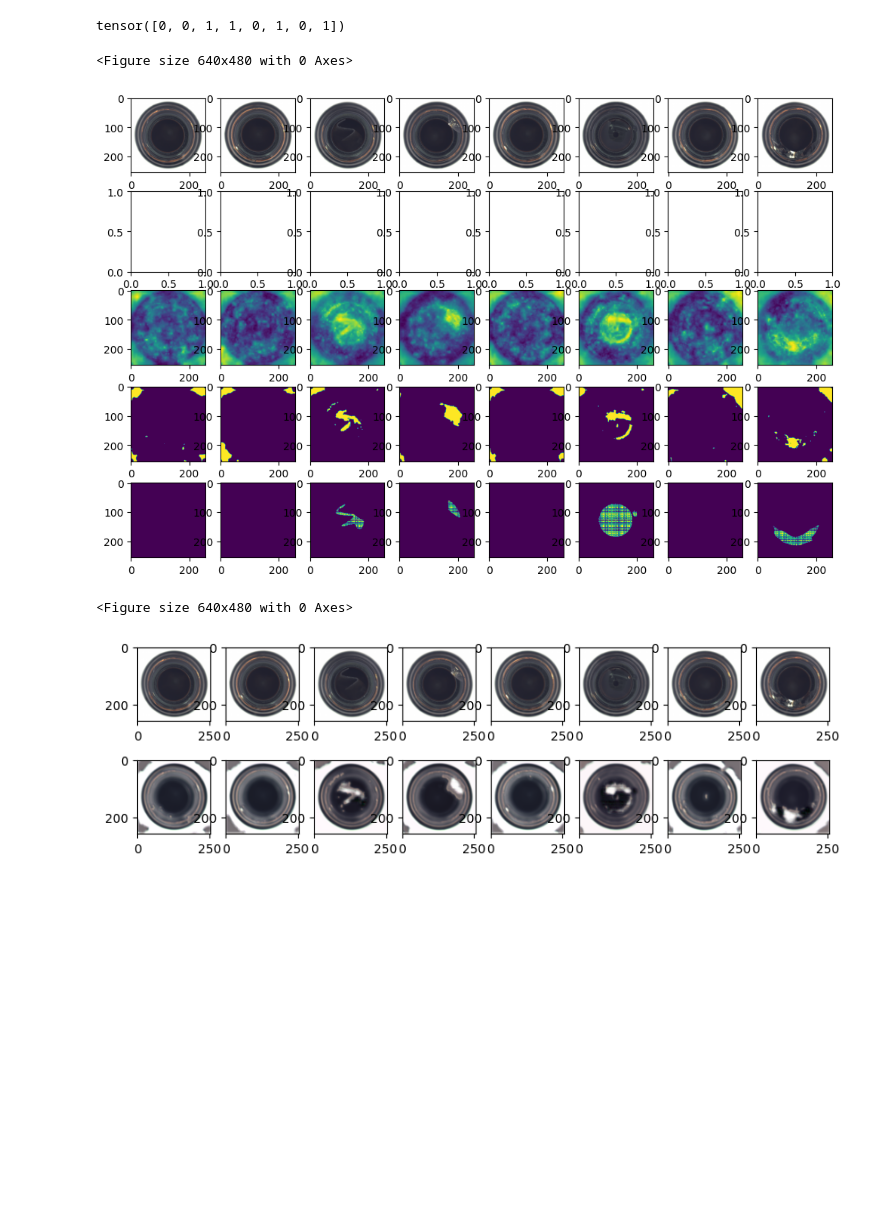
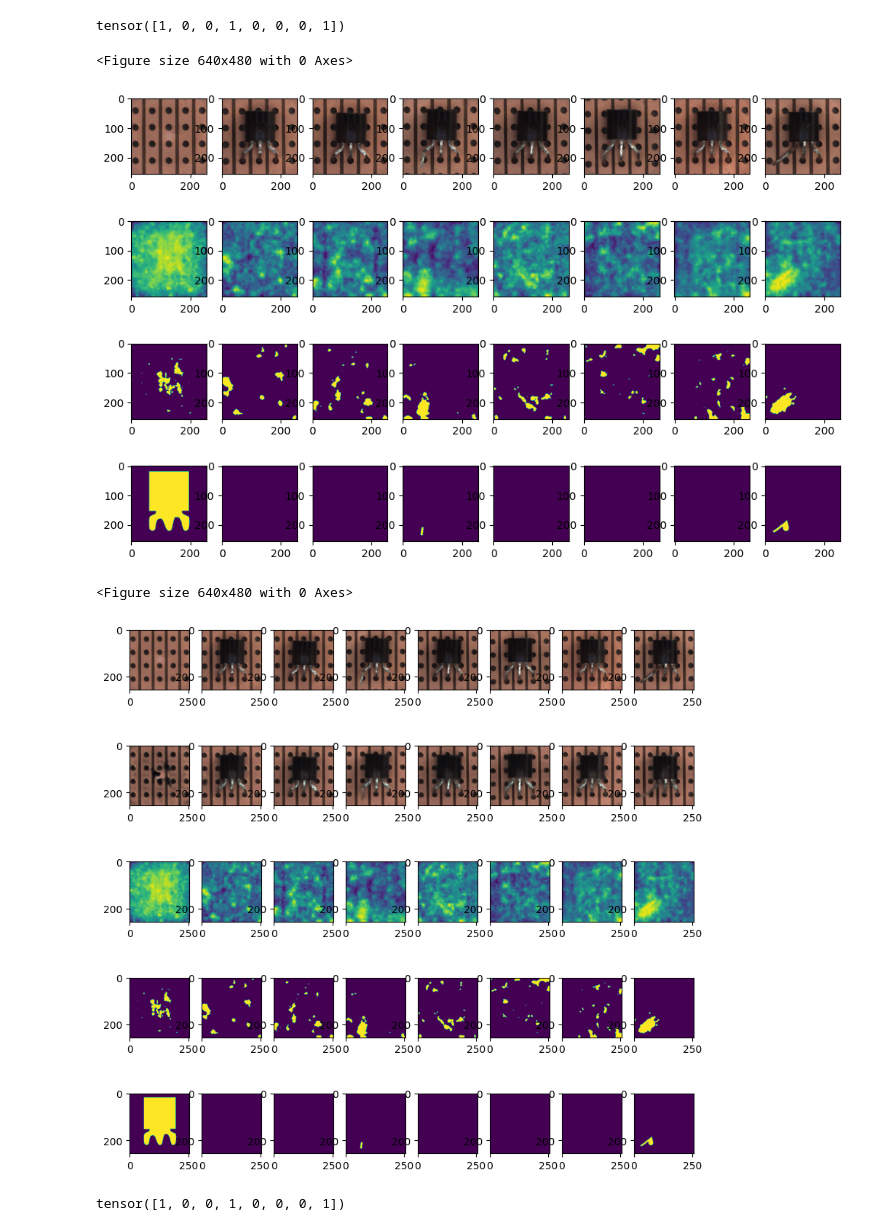
Before and after one commit to xjiae/arpro, a Jupyter notebook: notebooks/fixer_vae_test.ipynb, the cells around one changed output. Saved outputs shown, nothing was run; the diff lists cells and outputs as text; code cells hidden in the pictures; blank space fills up the shorter version.

```diff
--- a/notebooks/fixer_vae_test.ipynb
+++ b/notebooks/fixer_vae_test.ipynb
@@ -18,19 +18,19 @@ ad_model.load_state_dict(ad_save["model_state_dict"])
 ad_model.eval();
 # %%
 fixer_model = VaeFixerModel()
-fixer_save = torch.load(f"../_dump/fixer_fast_mvtec_{cat}_best.pt")
+fixer_save = torch.load(f"../_dump/fixer_fast_mvtec_{cat}_best.pt", map_location="cpu")
 fixer_model.load_state_dict(fixer_save["model_state_dict"])
 fixer_model.eval();
 # %%
-torch.manual_seed(101)
+torch.manual_seed(1234)
 N = 8
-dataloader = get_fixer_dataloader("mvtec", "vae", batch_size=N, category=cat, split="test")
+dataloader = get_fixer_dataloader("mvtec", batch_size=N, category=cat, split="test")
 for batch in dataloader:
     break
 x = 2*batch["image"] - 1
 batch["label"]
 # %% [output]
-tensor([0, 0, 1, 1, 0, 1, 0, 1])
+tensor([1, 0, 0, 1, 0, 0, 0, 1])
 # %%
 with torch.no_grad():
     ad_out = ad_model(x)
@@ -43,37 +43,39 @@ ad_thresh = ad_alpha_max.flatten(1).quantile(0.95,dim=1)
 anom_parts = (ad_alpha_max > ad_thresh.view(N,1,1,1)).long()
 # %%
 plt.clf()
-fix, ax = plt.subplots(5,N,figsize=(12,8))
+fix, ax = plt.subplots(4,N,figsize=(12,8))
 
 for i in range(N):
     xi = (x[i]*0.5 + 0.5).clamp(0,1)
-    # xri = (x_recon[i]*0.5 + 0.5).clamp(0,1)
     ax[0,i].imshow(xi.numpy().transpose(1,2,0))
-    # ax[1,i].imshow(xri.numpy().transpose(1,2,0))
-    ax[2,i].imshow(ad_alpha_max[i].numpy().transpose(1,2,0))
-    ax[3,i].imshow(anom_parts[i].numpy().transpose(1,2,0))
-    ax[4,i].imshow(batch["mask"][i].numpy().transpose(1,2,0))
+    ax[1,i].imshow(ad_alpha_max[i].numpy().transpose(1,2,0))
+    ax[2,i].imshow(anom_parts[i].numpy().transpose(1,2,0))
+    ax[3,i].imshow(batch["mask"][i].numpy().transpose(1,2,0))
 # %% [output]
 <Figure size 640x480 with 0 Axes>
-[figure, old version]
+[figure, new version]
 # %%
 x_masked = x * (1 - anom_parts)
 with torch.no_grad():
-    fixer_out = fixer_model(x_masked, batch["mask"])
-    # fixer_out = fixer_model(x_masked, anom_parts)
+    # fixer_out = fixer_model(x_masked, batch["mask"])
+    fixer_out = fixer_model(x_masked, anom_parts)
     x_fix = fixer_out.x_fix
 # %%
 plt.clf()
-fix, ax = plt.subplots(2, N, figsize=(10,3))
+fix, ax = plt.subplots(5, N, figsize=(10,10))
 
 for i in range(N):
     xi = (x[i]*0.5 + 0.5).clamp(0,1)
-    # xri = (x_recon[i]*0.5 + 0.5).clamp(0,1)
     xfi = (x_fix[i]*0.5 + 0.5).clamp(0,1)
     ax[0,i].imshow(xi.numpy().transpose(1,2,0))
-    # ax[1,i].imshow(xri.numpy().transpose(1,2,0))
     ax[1,i].imshow(xfi.numpy().transpose(1,2,0))
-    # ax[3,i].imshow((xi + 1e-1 * torch.randn(3,256,256)).clamp(0,1).numpy().transpose(1,2,0))
+    ax[2,i].imshow(ad_alpha_max[i].numpy().transpose(1,2,0))
+    ax[3,i].imshow(anom_parts[i].numpy().transpose(1,2,0))
+    ax[4,i].imshow(batch["mask"][i].numpy().transpose(1,2,0))
 # %% [output]
 <Figure size 640x480 with 0 Axes>
-[figure, old version]
+[figure, new version]
+# %%
+batch["label"]
+# %% [output]
+tensor([1, 0, 0, 1, 0, 0, 0, 1])
```
Also changed, not shown: parts of 2 cells of this notebook, 14 other files.
